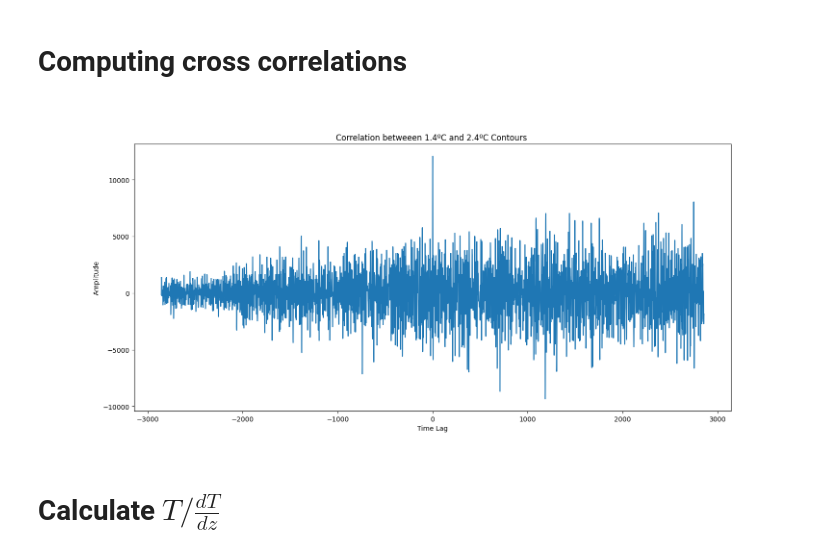
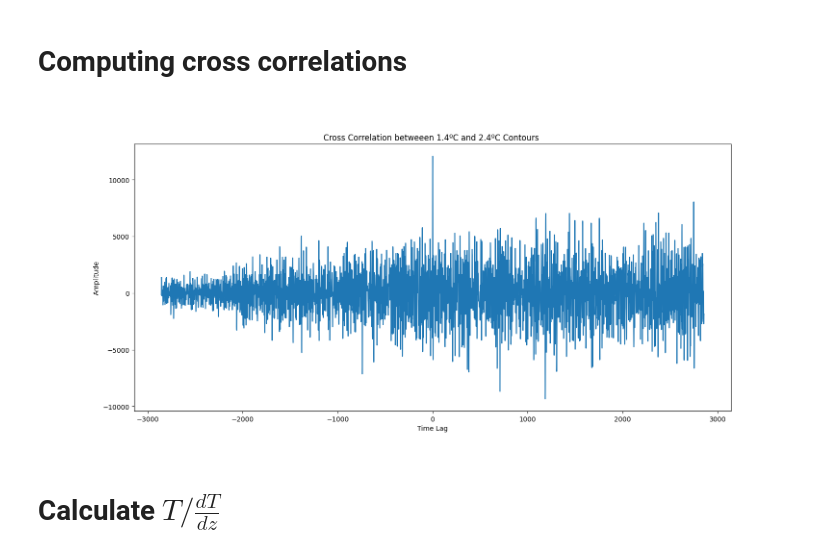
Before and after one commit to ericeberg3/UW_research, a Jupyter notebook: DTS_large_scale.ipynb, the cells around one changed output. Drawn from its saved outputs; the diff is of its cells as text; code cells hidden in the pictures.

```diff
--- a/DTS_large_scale.ipynb
+++ b/DTS_large_scale.ipynb
@@ -226,23 +226,23 @@ plt.show()
 # %%
 corr_indices = [0, 2]
 correlated_contour = np.empty(np.shape(contour_points_arr[0]))
 lags = scipy.signal.correlation_lags(len(contour_points_arr[0]), len(contour_points_arr[1]), mode='same')
 correlated_contour = np.correlate(contours_filtered[corr_indices[0]], contours_filtered[corr_indices[1]], mode='same')
 
 # correlated_contour = correlated_contour - np.median(correlated_contour)
 
 fig, ax = plt.subplots(figsize=(2.5*6.4,1.5*4.8))
 plt.plot(lags, correlated_contour)
 # plt.plot(contour_points_arr[0])
 # plt.plot(contour_points_arr[1])
 
 ax.set_ylabel('Amplitude')
 ax.set_xlabel('Time Lag')
-ax.set_title('Correlation betweeen ' + contour_values_legend[corr_indices[0]] + ' and ' + contour_values_legend[corr_indices[1]] + ' Contours ')
+ax.set_title('Cross Correlation betweeen ' + contour_values_legend[corr_indices[0]] + ' and ' + contour_values_legend[corr_indices[1]] + ' Contours ')
 
 plt.show()
 # %% [output]
-[figure, old version]
+[figure, new version]
 # %% [markdown]
 # Calculate $T/\frac{dT}{dz}$
 # %%
```
